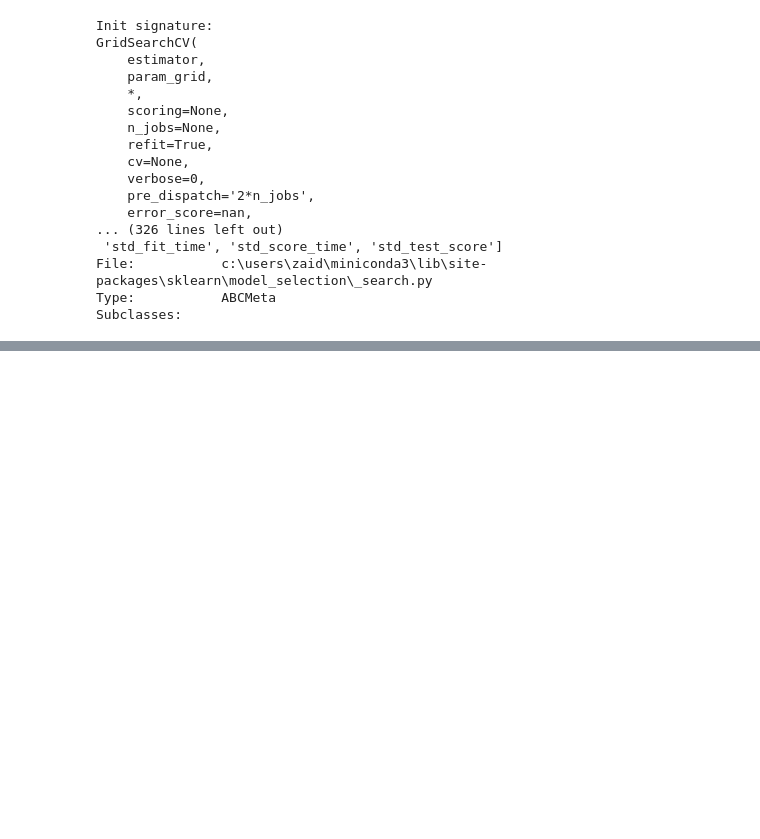
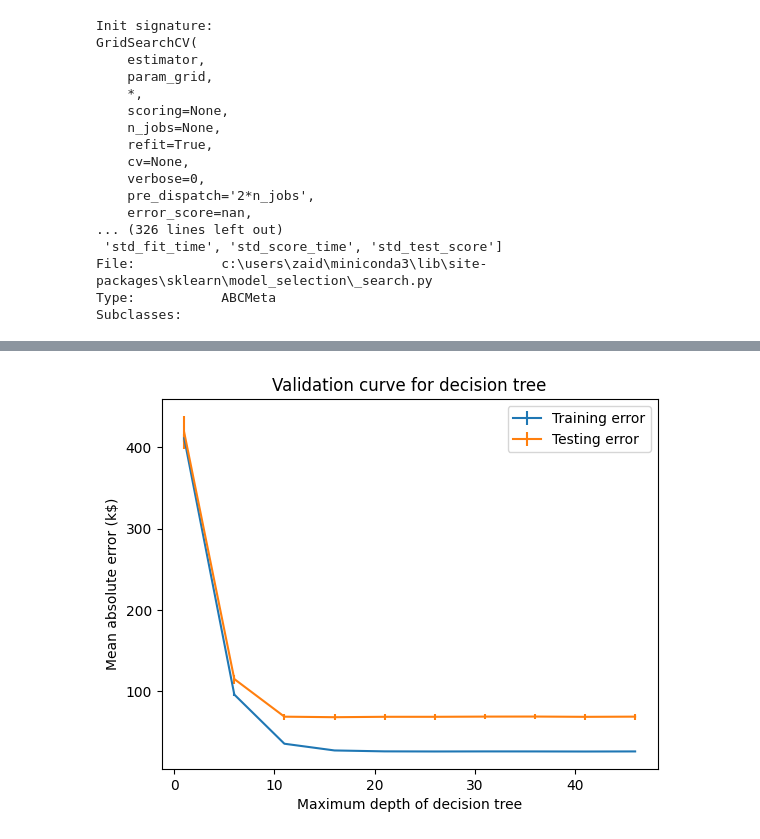
Before and after one commit to digipodium/2023-JUL-ML-200-SS, a Jupyter notebook: Supervised Learning/decision_tree.ipynb, the cells around one changed output, grey strips where cells are left out. Saved outputs shown, nothing was run; the diff lists cells and outputs as text; code cells hidden in the pictures; blank space fills up the shorter version.

```diff
--- a/Supervised Learning/decision_tree.ipynb
+++ b/Supervised Learning/decision_tree.ipynb
@@ -252,0 +288,35 @@ from sklearn.ensemble import RandomForestRegressor
+# %%
+%%time
+from sklearn.model_selection import validation_curve
+
+max_depth = list(range(1, 50, 5))
+model = RandomForestRegressor()
+train_scores, test_scores = validation_curve(
+    model,
+    X,
+    y,
+    param_name="max_depth",
+    param_range=max_depth,
+    cv=cv,
+    scoring="neg_mean_absolute_error",
+    n_jobs=2,
+)
+train_errors, test_errors = -train_scores, -test_scores
+plt.errorbar(
+    max_depth,
+    train_errors.mean(axis=1),
+    yerr=train_errors.std(axis=1),
+    label="Training error",
+)
+plt.errorbar(
+    max_depth,
+    test_errors.mean(axis=1),
+    yerr=test_errors.std(axis=1),
+    label="Testing error",
+)
+plt.legend()
+
+plt.xlabel("Maximum depth of decision tree")
+plt.ylabel("Mean absolute error (k$)")
+_ = plt.title("Validation curve for decision tree")
+# %% [output]
@@ -252,0 +325 @@ from sklearn.ensemble import RandomForestRegressor
+[figure, added]
```
Also changed, not shown: parts of 13 cells of this notebook.
